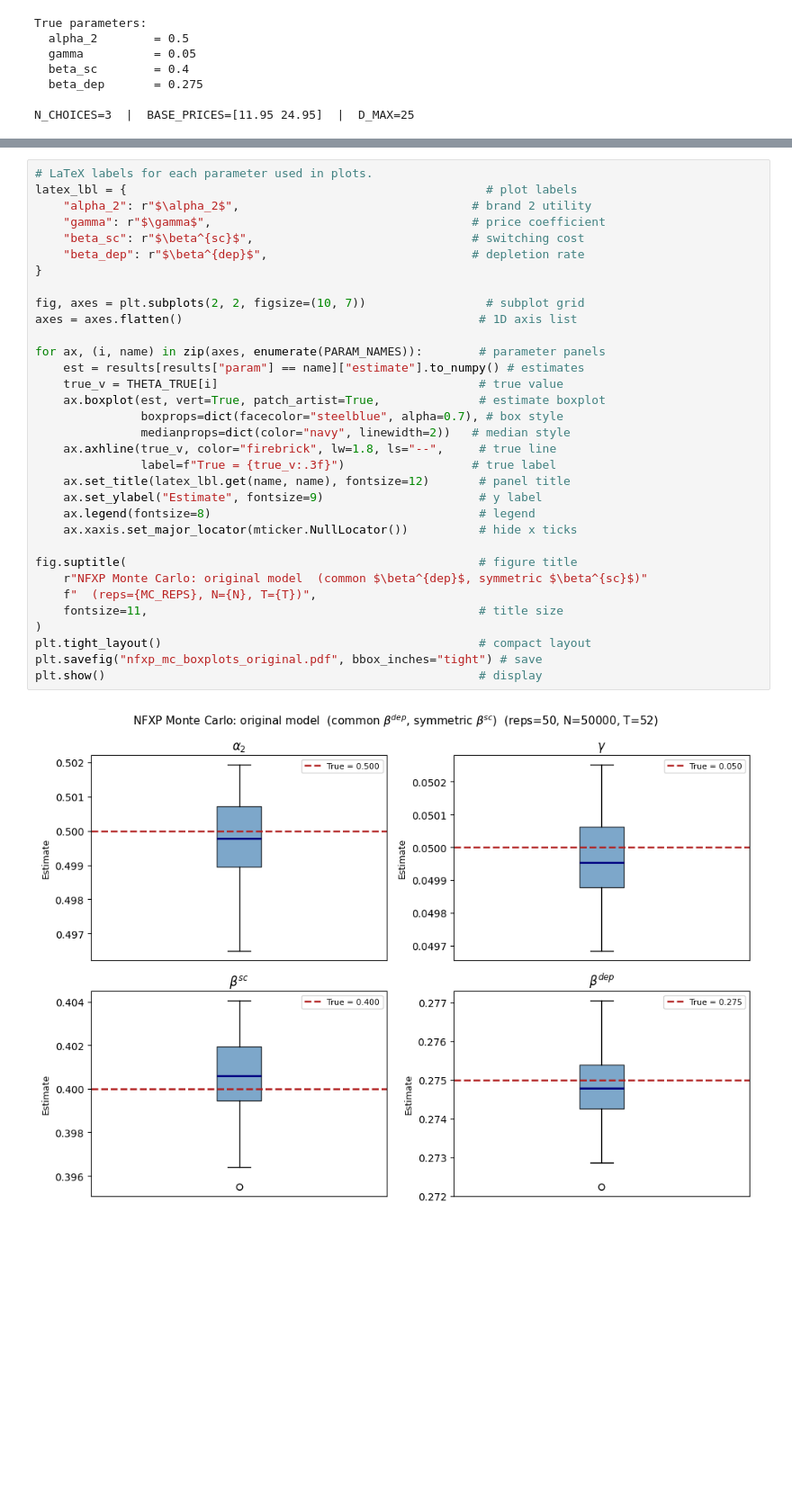
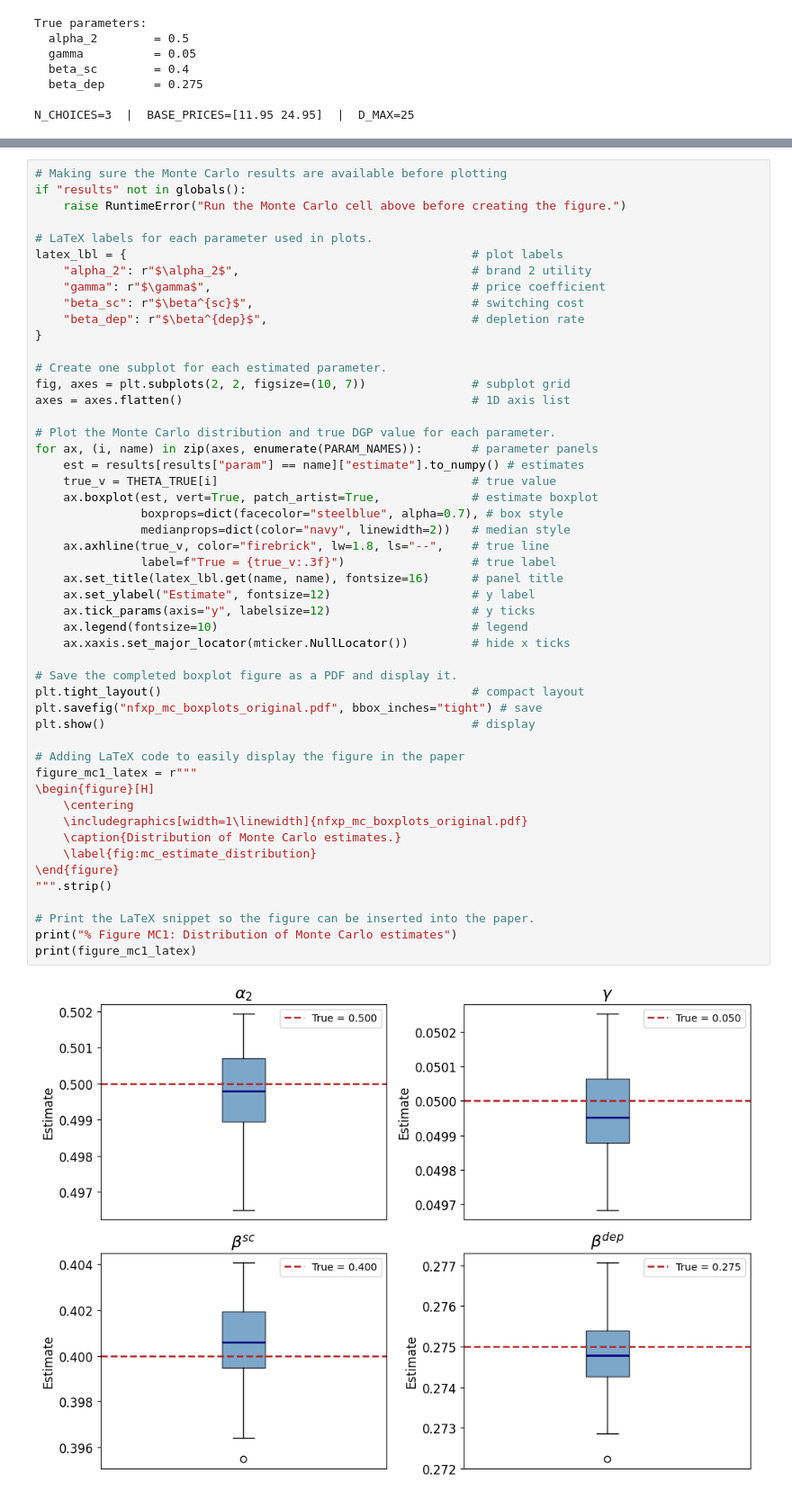
Before and after one commit to OEiberg/dp_ucph_oe, a Jupyter notebook: Term Paper OEJ x SRL/Model - Monte Carlo.ipynb, the cells around one changed output, grey strips where cells are left out. Shown at 90% size. Cells and saved outputs as stored; diff of their text form; blank space fills up the shorter version.

```diff
--- a/Term Paper OEJ x SRL/Model - Monte Carlo.ipynb
+++ b/Term Paper OEJ x SRL/Model - Monte Carlo.ipynb
@@ -1336,35 +1368,52 @@ Boxplots for all 6 parameters over Monte Carlo replications compared to the true
 # %%
+# Making sure the Monte Carlo results are available before plotting
+if "results" not in globals():
+    raise RuntimeError("Run the Monte Carlo cell above before creating the figure.")
+
 # LaTeX labels for each parameter used in plots.
-latex_lbl = {                                                   # plot labels
+latex_lbl = {                                                 # plot labels
     "alpha_2": r"$\alpha_2$",                                 # brand 2 utility
     "gamma": r"$\gamma$",                                     # price coefficient
     "beta_sc": r"$\beta^{sc}$",                               # switching cost
     "beta_dep": r"$\beta^{dep}$",                             # depletion rate
 }
 
-fig, axes = plt.subplots(2, 2, figsize=(10, 7))                 # subplot grid
-axes = axes.flatten()                                          # 1D axis list
+# Create one subplot for each estimated parameter.
+fig, axes = plt.subplots(2, 2, figsize=(10, 7))               # subplot grid
+axes = axes.flatten()                                         # 1D axis list
 
-for ax, (i, name) in zip(axes, enumerate(PARAM_NAMES)):        # parameter panels
+# Plot the Monte Carlo distribution and true DGP value for each parameter.
+for ax, (i, name) in zip(axes, enumerate(PARAM_NAMES)):       # parameter panels
     est = results[results["param"] == name]["estimate"].to_numpy() # estimates
-    true_v = THETA_TRUE[i]                                     # true value
-    ax.boxplot(est, vert=True, patch_artist=True,              # estimate boxplot
+    true_v = THETA_TRUE[i]                                    # true value
+    ax.boxplot(est, vert=True, patch_artist=True,             # estimate boxplot
                boxprops=dict(facecolor="steelblue", alpha=0.7), # box style
                medianprops=dict(color="navy", linewidth=2))   # median style
-    ax.axhline(true_v, color="firebrick", lw=1.8, ls="--",     # true line
+    ax.axhline(true_v, color="firebrick", lw=1.8, ls="--",    # true line
                label=f"True = {true_v:.3f}")                  # true label
-    ax.set_title(latex_lbl.get(name, name), fontsize=12)       # panel title
-    ax.set_ylabel("Estimate", fontsize=9)                      # y label
-    ax.legend(fontsize=8)                                      # legend
-    ax.xaxis.set_major_locator(mticker.NullLocator())          # hide x ticks
+    ax.set_title(latex_lbl.get(name, name), fontsize=16)      # panel title
+    ax.set_ylabel("Estimate", fontsize=12)                    # y label
+    ax.tick_params(axis="y", labelsize=12)                    # y ticks
+    ax.legend(fontsize=10)                                    # legend
+    ax.xaxis.set_major_locator(mticker.NullLocator())         # hide x ticks
 
-fig.suptitle(                                                  # figure title
-    r"NFXP Monte Carlo: original model  (common $\beta^{dep}$, symmetric $\beta^{sc}$)"
-    f"  (reps={MC_REPS}, N={N}, T={T})",
-    fontsize=11,                                               # title size
-)
-plt.tight_layout()                                             # compact layout
+# Save the completed boxplot figure as a PDF and display it.
+plt.tight_layout()                                            # compact layout
 plt.savefig("nfxp_mc_boxplots_original.pdf", bbox_inches="tight") # save
-plt.show()                                                     # display
+plt.show()                                                    # display
+
+# Adding LaTeX code to easily display the figure in the paper
+figure_mc1_latex = r"""
+\begin{figure}[H]
+    \centering
+    \includegraphics[width=1\linewidth]{nfxp_mc_boxplots_original.pdf}
+    \caption{Distribution of Monte Carlo estimates.}
+    \label{fig:mc_estimate_distribution}
+\end{figure}
+""".strip()
+
+# Print the LaTeX snippet so the figure can be inserted into the paper.
+print("% Figure MC1: Distribution of Monte Carlo estimates")
+print(figure_mc1_latex)
 # %% [output]
-[figure, old version]
+[figure, new version]
```
Also changed, not shown: parts of 35 cells of this notebook, 8 other files.
